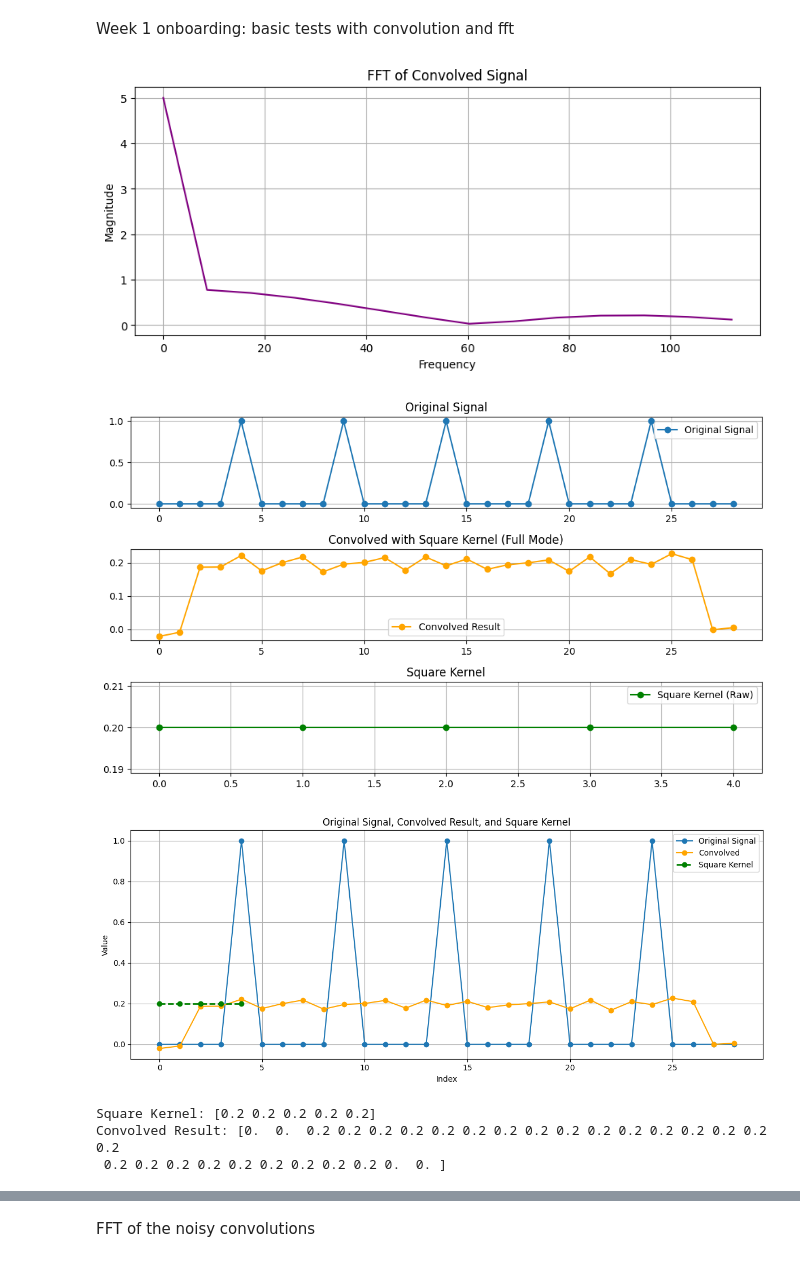
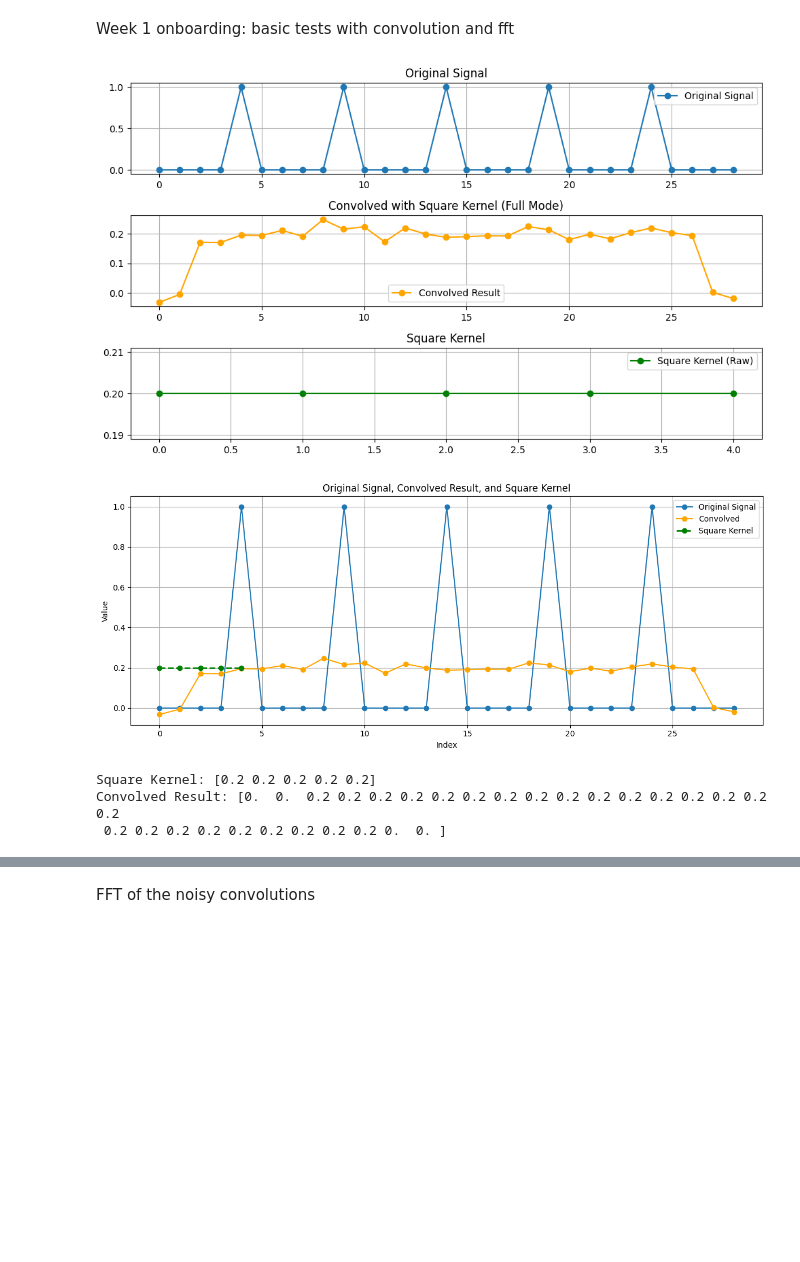
Before and after one commit to EliWaldman/research, a Jupyter notebook: intro_tests.ipynb, the cells around one changed output, grey strips where cells are left out. Saved outputs shown, nothing was run; the diff lists cells and outputs as text; code cells hidden in the pictures; blank space fills up the shorter version.

```diff
--- a/intro_tests.ipynb
+++ b/intro_tests.ipynb
@@ -36,24 +36,6 @@ y = convolve(x, h, mode='same')  # show the extra values before we fully align t
 # add noise
 noise = 0.02
 noisy_y = y + np.random.normal(0, noise,size=y.shape)
-
-signal = y  # or use noisy_result if you added noise
-N = len(signal)
-T = .004  # Sample spacing (change if you have a real sampling rate)
-
-# Compute FFT
-yf = fft(signal)
-xf = fftfreq(N, T)[:N // 2]  # only positive frequencies since symmetric
-
-# Plot
-plt.figure(figsize=(10, 4))
-plt.plot(xf, np.abs(yf[:N // 2]), color='purple')
-plt.title("FFT of Convolved Signal")
-plt.xlabel("Frequency")  # what freqs are present in the signal (peaks in FFT graph)
-plt.ylabel("Magnitude")  # how strong those freqs are (height of peaks)
-plt.grid(True)
-plt.show()
-
 
 # plot
 fig, axs = plt.subplots(3, 1, figsize=(10, 6), sharex=False)
@@ -76,36 +58,35 @@ axs[2].set_title("Square Kernel")
 axs[2].grid(True)
 axs[2].legend()
 
 plt.tight_layout()
 plt.show()
 
 # plots on same graph
 plt.figure(figsize=(12, 5))
 
 # original signal
 plt.plot(np.arange(len(x)), x, label="Original Signal", marker='o', linewidth=1.5)
 
 # convolved result
 plt.plot(np.arange(len(noisy_y)), noisy_y, label="Convolved", marker='o', color='orange', linewidth=1.5)
 
 # raw kernel (plotted starting at index 0)
 plt.plot(np.arange(len(h)), h, label="Square Kernel", marker='o', color='green', linewidth=2, linestyle='--')
 
 plt.title("Original Signal, Convolved Result, and Square Kernel")
 plt.xlabel("Index")
 plt.ylabel("Value")
 plt.legend()
 plt.grid(True)
 plt.tight_layout()
 plt.show()
 
 # print kernel and result
 print("Square Kernel:", h)
 print("Convolved Result:", y)
 # %% [output]
-[figure, old version]
+[figure, new version]
-[figure, old version]
+[figure, new version]
-[figure, removed]
 Square Kernel: [0.2 0.2 0.2 0.2 0.2]
 Convolved Result: [0.  0.  0.2 0.2 0.2 0.2 0.2 0.2 0.2 0.2 0.2 0.2 0.2 0.2 0.2 0.2 0.2 0.2
  0.2 0.2 0.2 0.2 0.2 0.2 0.2 0.2 0.2 0.  0. ]
```
Also changed, not shown: parts of 3 cells of this notebook.
